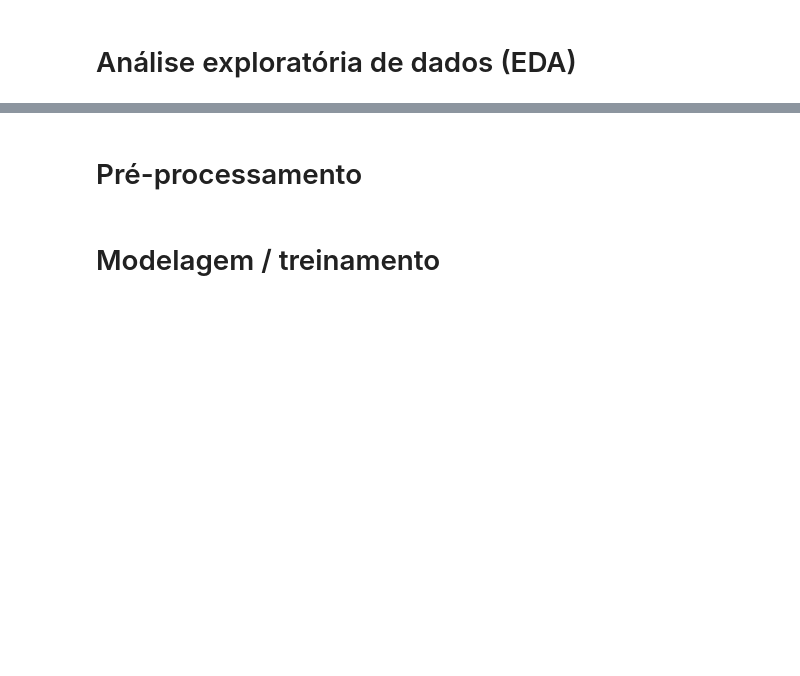
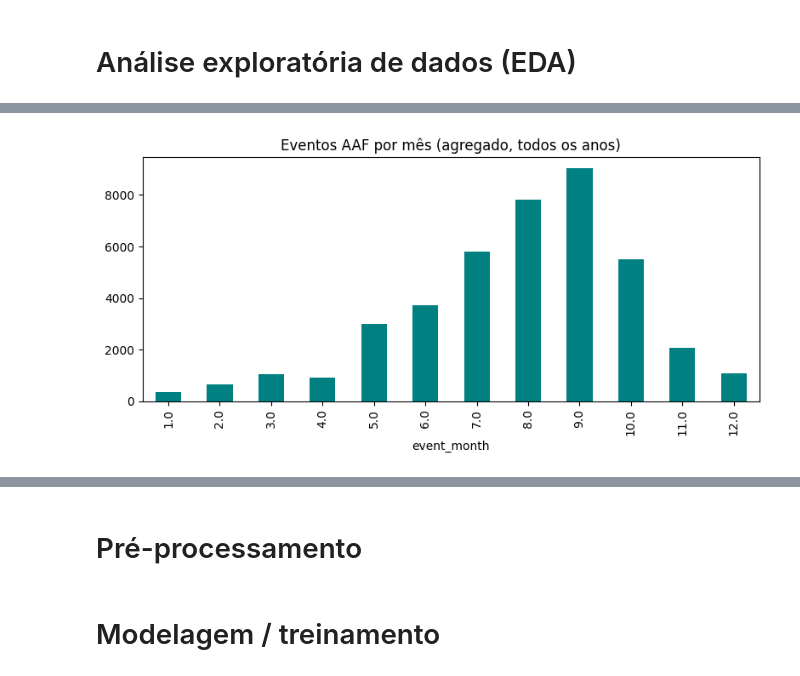
Before and after one commit to AndersonAlvesCoelho/pyroregions-classification, a Jupyter notebook: pyroregions_ucs.ipynb, the cells around one changed output, grey strips where cells are left out. Saved outputs shown, nothing was run; the diff lists cells and outputs as text; code cells hidden in the pictures; blank space fills up the shorter version.

```diff
--- a/pyroregions_ucs.ipynb
+++ b/pyroregions_ucs.ipynb
@@ -404,0 +539,12 @@ Error:
+# %%
+# Distribuição por mês (todos os anos agregados)
+
+eventos_por_mes = gdf_aaf_metric['event_month'].value_counts().sort_index()
+
+plt.figure(figsize=(8, 4))
+eventos_por_mes.plot(kind='bar', color='teal')
+plt.title('Eventos AAF por mês (agregado, todos os anos)')
+plt.tight_layout()
+plt.show()
+# %% [output]
+[figure, added]
```
Also changed, not shown: parts of 41 cells of this notebook, 9 other files.
